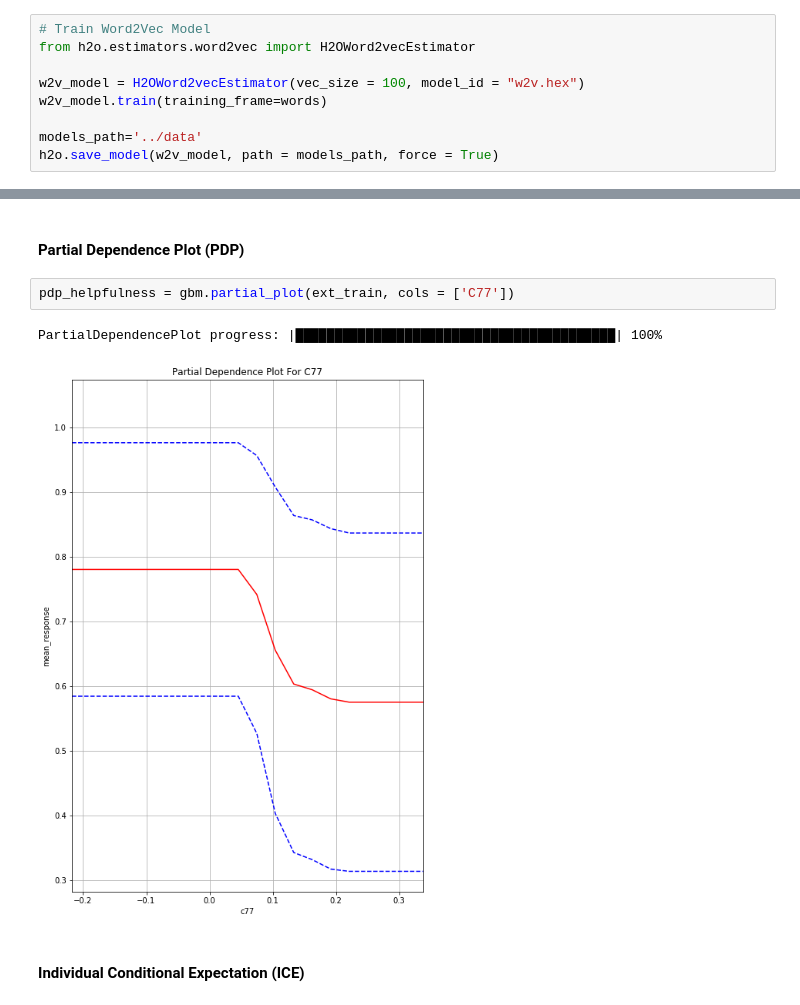
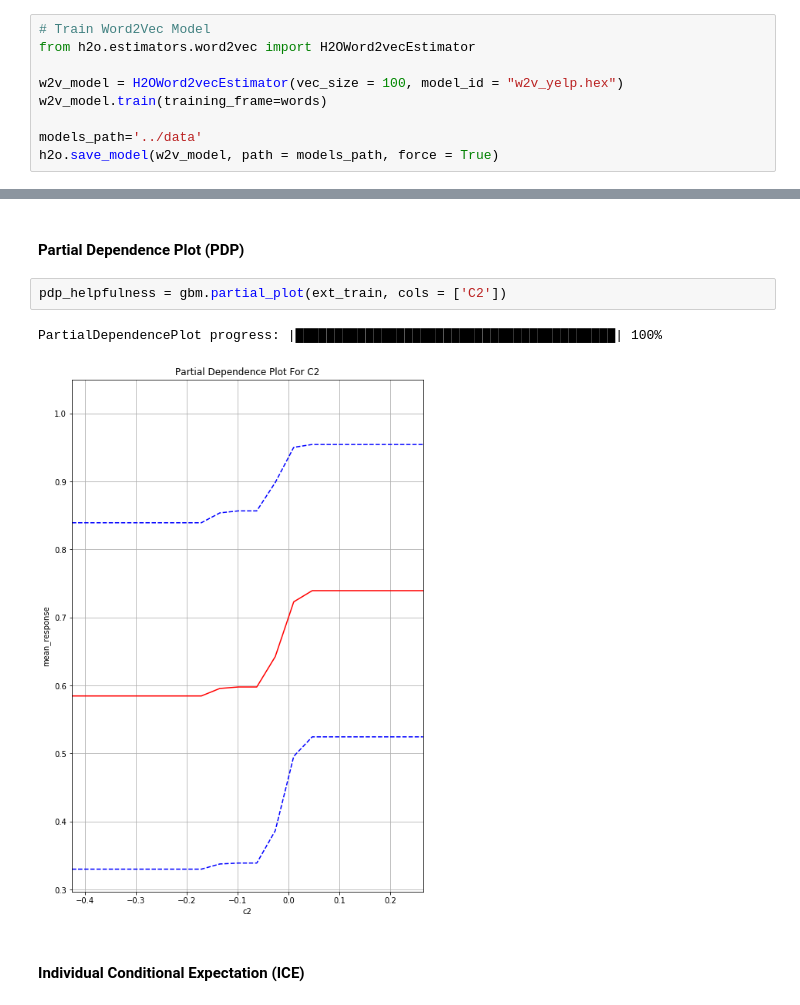
Before and after one commit to MandyMY/AI-Addin, a Jupyter notebook: notebook/yelp.ipynb, the cells around one changed output, grey strips where cells are left out. Drawn from its saved outputs; the diff is of its cells as text.

```diff
--- a/notebook/yelp.ipynb
+++ b/notebook/yelp.ipynb
@@ -172,7 +173,7 @@ words.head()
 # Train Word2Vec Model
 from h2o.estimators.word2vec import H2OWord2vecEstimator
 
-w2v_model = H2OWord2vecEstimator(vec_size = 100, model_id = "w2v.hex")
+w2v_model = H2OWord2vecEstimator(vec_size = 100, model_id = "w2v_yelp.hex")
 w2v_model.train(training_frame=words)
 
 models_path='../data'
@@ -784,10 +854,10 @@ gbm.varimp_plot()
 # %% [markdown]
 #### Partial Dependence Plot (PDP)
 # %%
-pdp_helpfulness = gbm.partial_plot(ext_train, cols = ['C77'])
+pdp_helpfulness = gbm.partial_plot(ext_train, cols = ['C2'])
 # %% [output]
 PartialDependencePlot progress: |█████████████████████████████████████████| 100%
-[figure, old version]
+[figure, new version]
 # %% [markdown]
 #### Individual Conditional Expectation (ICE)
 # %%
```
Also changed, not shown: parts of 43 cells of this notebook, 6 other files.
